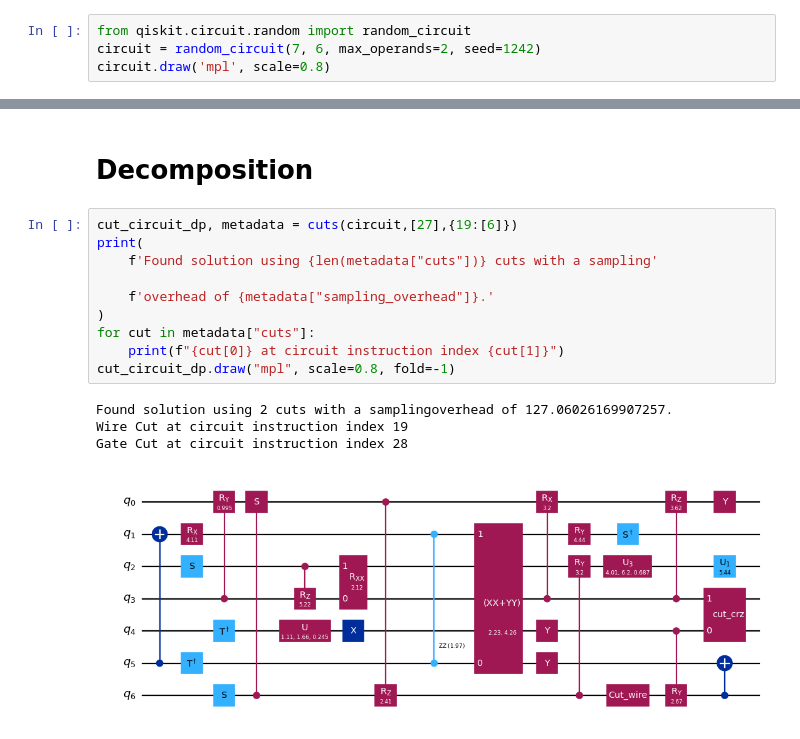
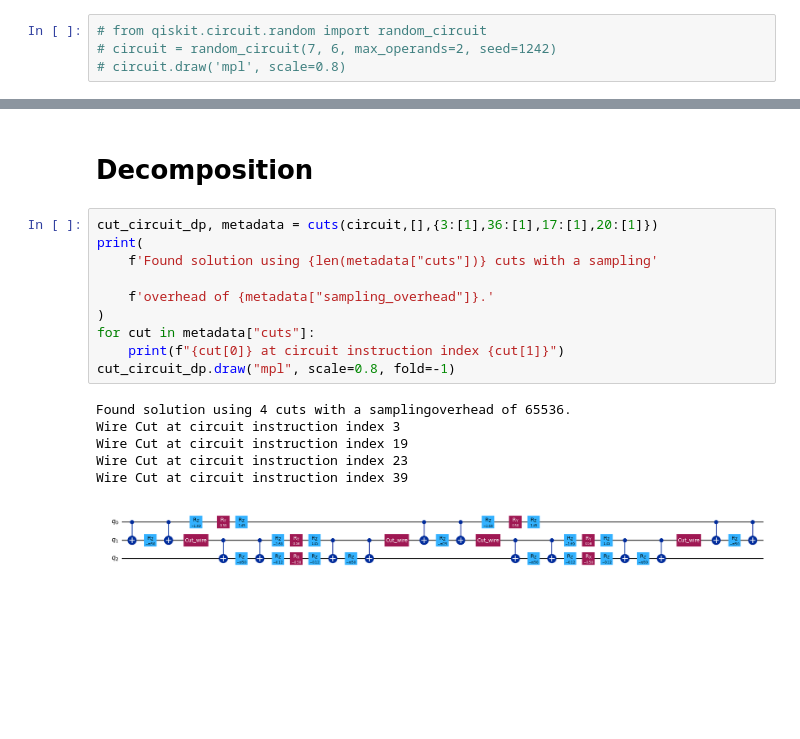
Before and after one commit to AprilSweettooth/Tailored-FT-CircuitCut, a Jupyter notebook: gate_estimation/manual_cut_bell.ipynb, the cells around one changed output, grey strips where cells are left out. Saved outputs shown, nothing was run; the diff lists cells and outputs as text; blank space fills up the shorter version.

```diff
--- a/gate_estimation/manual_cut_bell.ipynb
+++ b/gate_estimation/manual_cut_bell.ipynb
@@ -78,6 +92,6 @@ backend_est = provider.get_backend('microsoft.estimator')
 # for ins in circuit.data:
 #     print(ins)
 # %%
-from qiskit.circuit.random import random_circuit
-circuit = random_circuit(7, 6, max_operands=2, seed=1242)
-circuit.draw('mpl', scale=0.8)
+# from qiskit.circuit.random import random_circuit
+# circuit = random_circuit(7, 6, max_operands=2, seed=1242)
+# circuit.draw('mpl', scale=0.8)
@@ -317,17 +176,19 @@ resultB
 # %% [markdown]
 # Decomposition
 # %%
-cut_circuit_dp, metadata = cuts(circuit,[27],{19:[6]})
+cut_circuit_dp, metadata = cuts(circuit,[],{3:[1],36:[1],17:[1],20:[1]})
 print(
     f'Found solution using {len(metadata["cuts"])} cuts with a sampling'
 
     f'overhead of {metadata["sampling_overhead"]}.'
 )
 for cut in metadata["cuts"]:
     print(f"{cut[0]} at circuit instruction index {cut[1]}")
 cut_circuit_dp.draw("mpl", scale=0.8, fold=-1)
 # %% [output]
-Found solution using 2 cuts with a samplingoverhead of 127.06026169907257.
+Found solution using 4 cuts with a samplingoverhead of 65536.
+Wire Cut at circuit instruction index 3
 Wire Cut at circuit instruction index 19
-Gate Cut at circuit instruction index 28
+Wire Cut at circuit instruction index 23
+Wire Cut at circuit instruction index 39
-[figure, old version]
+[figure, new version]
```
Also changed, not shown: parts of 36 cells of this notebook, 19 other files.
